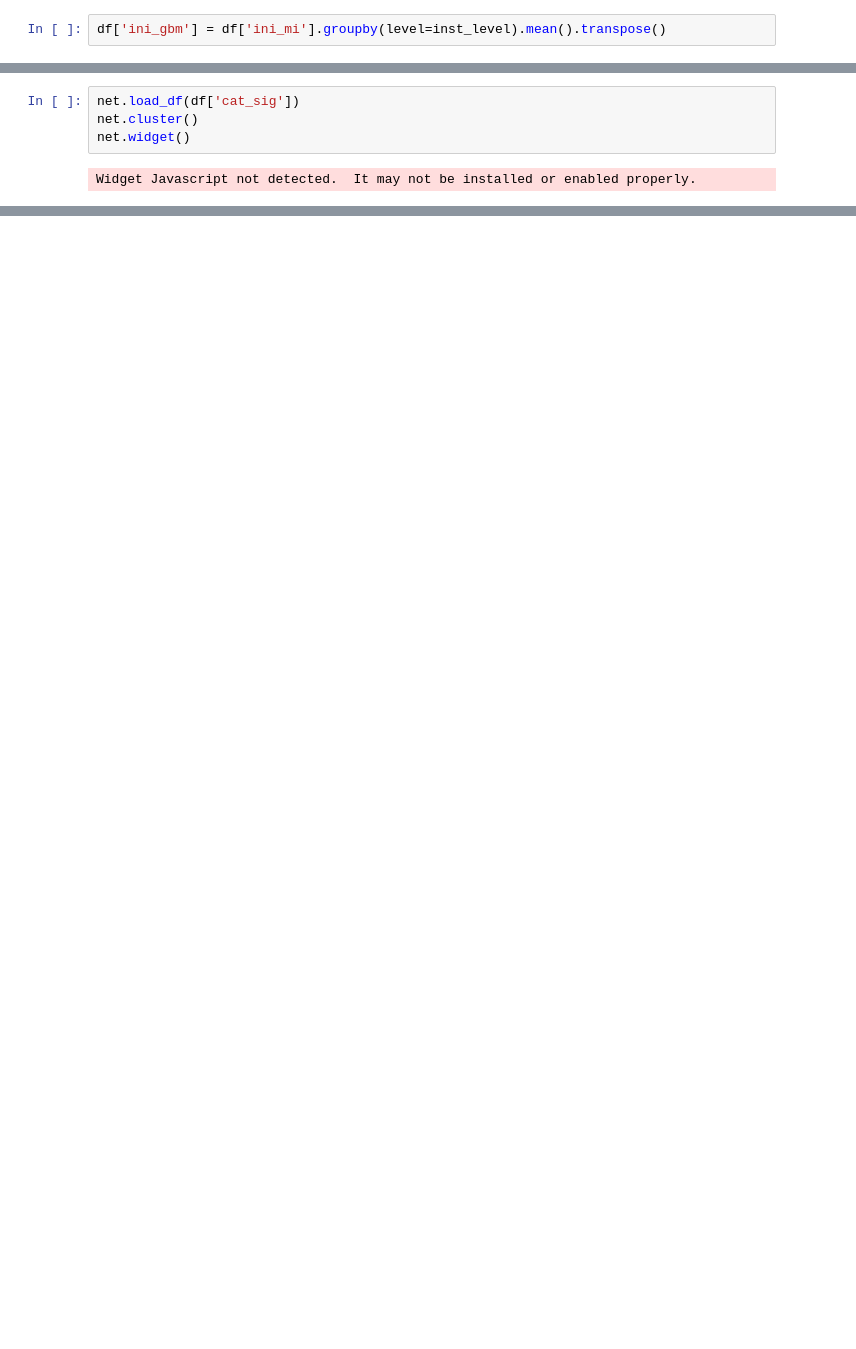
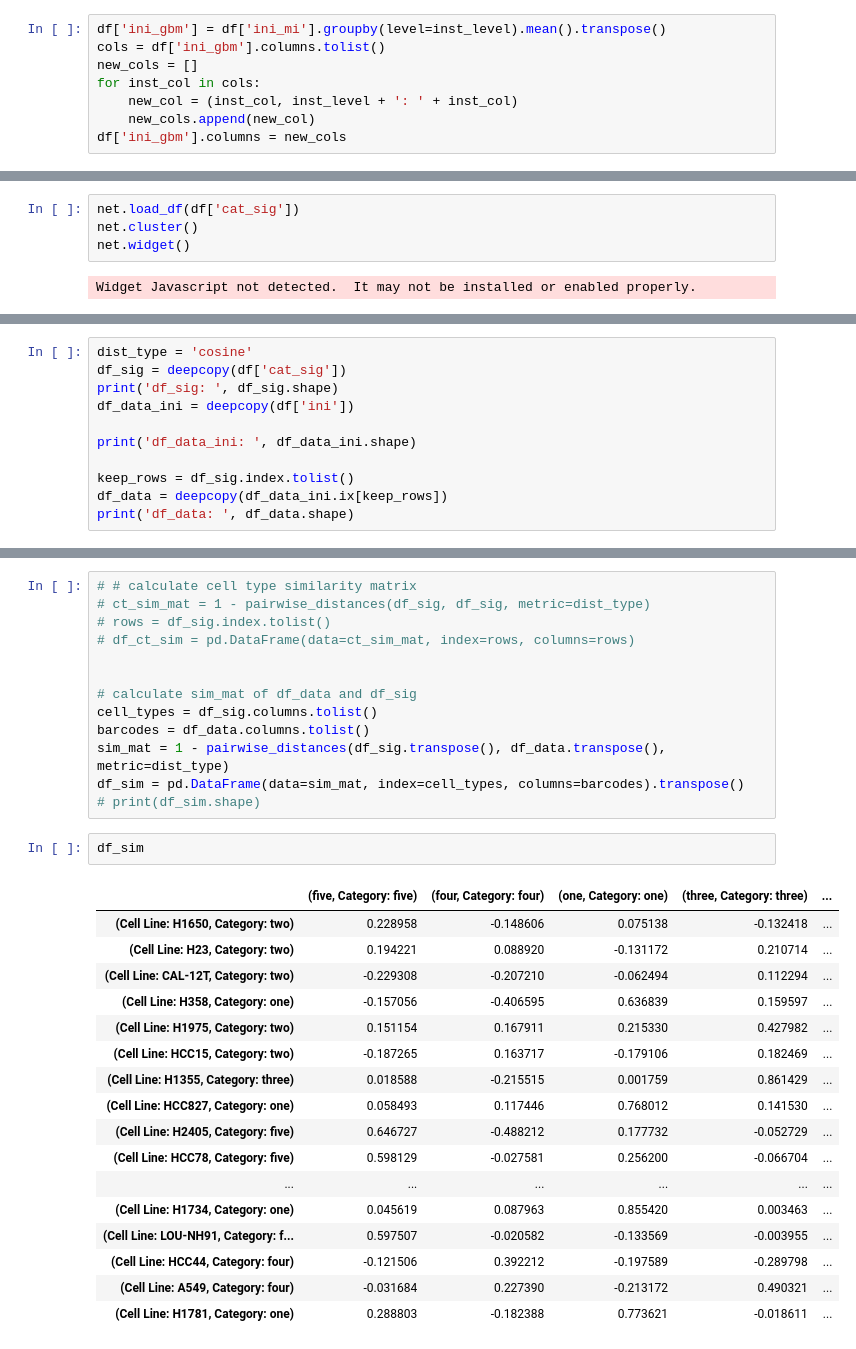
Before and after one commit to ismms-himc/clustergrammer_signature_methods, a Jupyter notebook: notebooks/1.0_Working_on_Signature_Methods.ipynb, the cells around one changed output, grey strips where cells are left out. Drawn from its saved outputs; the diff is of its cells as text; blank space fills up the shorter version.

```diff
--- a/notebooks/1.0_Working_on_Signature_Methods.ipynb
+++ b/notebooks/1.0_Working_on_Signature_Methods.ipynb
@@ -101,5 +110,11 @@ dtype: float64
 ### Visualize the Average Levels of the Informative Genes
 # %%
 df['ini_gbm'] = df['ini_mi'].groupby(level=inst_level).mean().transpose()
+cols = df['ini_gbm'].columns.tolist()
+new_cols = []
+for inst_col in cols:
+    new_col = (inst_col, inst_level + ': ' + inst_col)
+    new_cols.append(new_col)
+df['ini_gbm'].columns = new_cols
 # %%
 df['cat_sig'] = df['ini_gbm'].ix[keep_genes]
@@ -133,0 +190,11 @@ keep_genes_dict
+# %%
+dist_type = 'cosine'
+df_sig = deepcopy(df['cat_sig'])
+print('df_sig: ', df_sig.shape)
+df_data_ini = deepcopy(df['ini'])
+
+print('df_data_ini: ', df_data_ini.shape)
+
+keep_rows = df_sig.index.tolist()
+df_data = deepcopy(df_data_ini.ix[keep_rows])
+print('df_data: ', df_data.shape)
@@ -133,0 +213,33 @@ keep_genes_dict
+# %%
+# # calculate cell type similarity matrix
+# ct_sim_mat = 1 - pairwise_distances(df_sig, df_sig, metric=dist_type)
+# rows = df_sig.index.tolist()
+# df_ct_sim = pd.DataFrame(data=ct_sim_mat, index=rows, columns=rows)
+
+
+# calculate sim_mat of df_data and df_sig
+cell_types = df_sig.columns.tolist()
+barcodes = df_data.columns.tolist()
+sim_mat = 1 - pairwise_distances(df_sig.transpose(), df_data.transpose(), metric=dist_type)
+df_sim = pd.DataFrame(data=sim_mat, index=cell_types, columns=barcodes).transpose()
+# print(df_sim.shape)
+# %%
+df_sim
+# %% [output]
+|  | (five, Category: five) | (four, Category: four) | (one, Category: one) | (three, Category: three) | ... |
+| (Cell Line: H1650, Category: two) | 0.228958 | -0.148606 | 0.075138 | -0.132418 | ... |
+| (Cell Line: H23, Category: two) | 0.194221 | 0.088920 | -0.131172 | 0.210714 | ... |
+| (Cell Line: CAL-12T, Category: two) | -0.229308 | -0.207210 | -0.062494 | 0.112294 | ... |
+| (Cell Line: H358, Category: one) | -0.157056 | -0.406595 | 0.636839 | 0.159597 | ... |
+| (Cell Line: H1975, Category: two) | 0.151154 | 0.167911 | 0.215330 | 0.427982 | ... |
+| (Cell Line: HCC15, Category: two) | -0.187265 | 0.163717 | -0.179106 | 0.182469 | ... |
+| (Cell Line: H1355, Category: three) | 0.018588 | -0.215515 | 0.001759 | 0.861429 | ... |
+| (Cell Line: HCC827, Category: one) | 0.058493 | 0.117446 | 0.768012 | 0.141530 | ... |
+| (Cell Line: H2405, Category: five) | 0.646727 | -0.488212 | 0.177732 | -0.052729 | ... |
+| (Cell Line: HCC78, Category: five) | 0.598129 | -0.027581 | 0.256200 | -0.066704 | ... |
+| ... | ... | ... | ... | ... | ... |
+| (Cell Line: H1734, Category: one) | 0.045619 | 0.087963 | 0.855420 | 0.003463 | ... |
+| (Cell Line: LOU-NH91, Category: f... | 0.597507 | -0.020582 | -0.133569 | -0.003955 | ... |
+| (Cell Line: HCC44, Category: four) | -0.121506 | 0.392212 | -0.197589 | -0.289798 | ... |
+| (Cell Line: A549, Category: four) | -0.031684 | 0.227390 | -0.213172 | 0.490321 | ... |
+| (Cell Line: H1781, Category: one) | 0.288803 | -0.182388 | 0.773621 | -0.018611 | ... |
```
Also changed, not shown: parts of 18 cells of this notebook, 1 other file.
